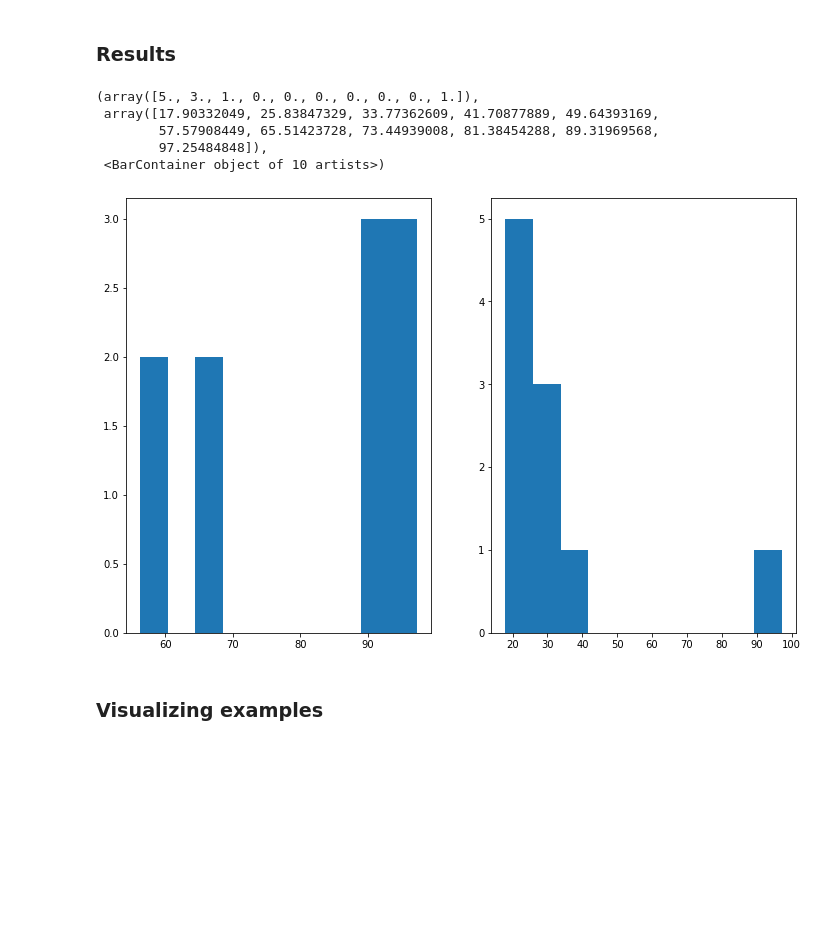
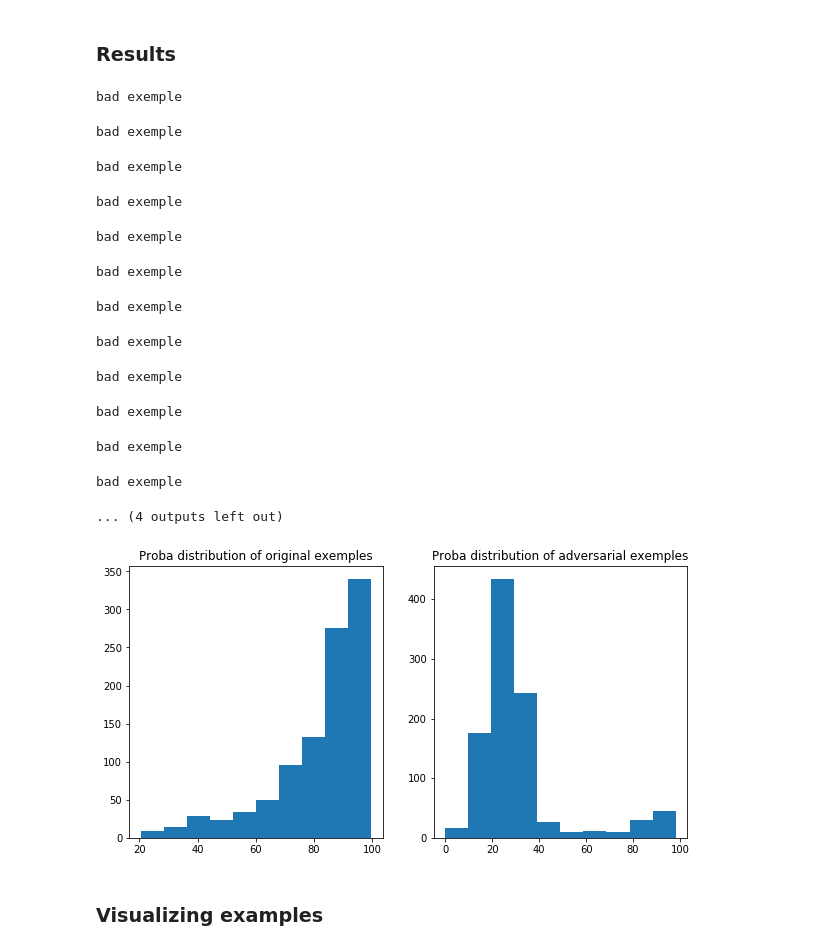
Before and after one commit to AmineDiro/Adversarial-Attacks, a Jupyter notebook: Adversarial attacks.ipynb, the cells around one changed output. Drawn from its saved outputs; the diff is of its cells as text; code cells hidden in the pictures; blank space fills up the shorter version.

Commit message:
test LBFJS attack  on GPU completed 2h test

```diff
--- a/Adversarial attacks.ipynb
+++ b/Adversarial attacks.ipynb
@@ -324,18 +318,32 @@ Text(0.5, 1.0, 'Original image : 5, proba =43.11%')
 # %% [markdown]
 ### Results
 # %%
-final_acc, adv_examples, proba_orig, proba_adv = test_LBFGS_mnist(model,device,test_loader,nb_exemples=10)
+final_acc, adv_examples, proba_orig, proba_adv = test_LBFGS_mnist(model,device,test_loader,nb_exemples=1000)
+# %% [output]
+bad exemple
+bad exemple
+bad exemple
+bad exemple
+bad exemple
+bad exemple
+bad exemple
+bad exemple
+bad exemple
+bad exemple
+bad exemple
+bad exemple
+... (4 outputs left out)
 # %%
-fig , axs = plt.subplots(1,2,figsize=(12,8))
+fig , axs = plt.subplots(1,2,figsize=(10,5))
 axs[0].hist(proba_orig)
+axs[0].set_title('Proba distribution of original exemples')
+
 axs[1].hist(proba_adv)
+axs[1].set_title('Proba distribution of adversarial exemples')
+
+plt.show()
 # %% [output]
-(array([5., 3., 1., 0., 0., 0., 0., 0., 0., 1.]),
- array([17.90332049, 25.83847329, 33.77362609, 41.70877889, 49.64393169,
-        57.57908449, 65.51423728, 73.44939008, 81.38454288, 89.31969568,
-        97.25484848]),
- <BarContainer object of 10 artists>)
-[figure, old version]
+[figure, new version]
 # %% [markdown]
 ### Visualizing examples
 # %%
```
Also changed, not shown: parts of 4 cells of this notebook, 2 other files.
